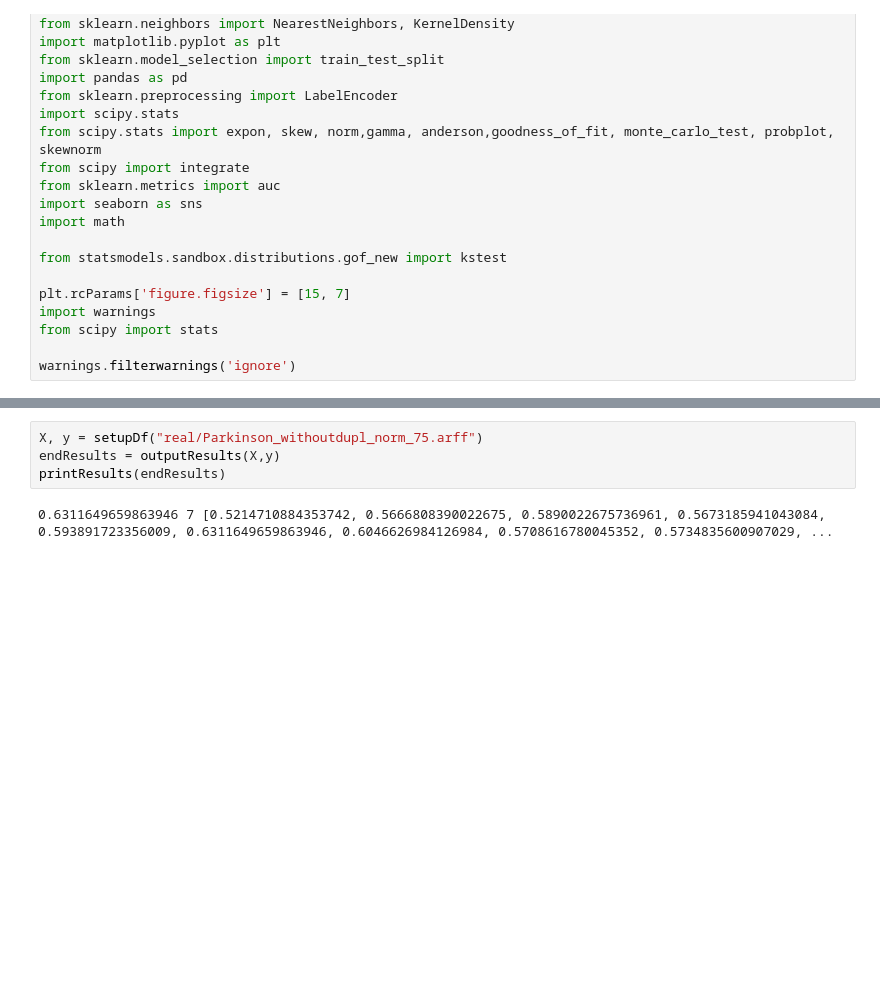
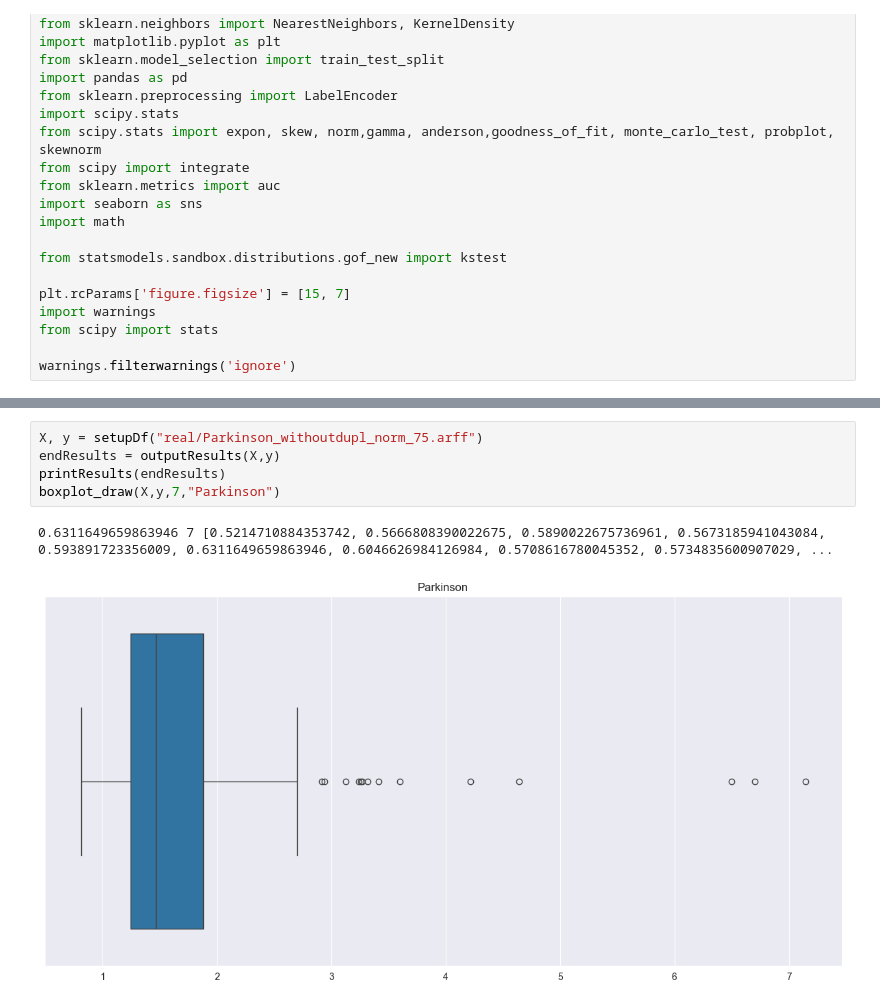
Before and after one commit to hodge-py/Outlier-Detection, a Jupyter notebook: Box_Plot_Analysis.ipynb, the cells around one changed output, grey strips where cells are left out. Saved outputs shown, nothing was run; the diff lists cells and outputs as text; blank space fills up the shorter version.

```diff
--- a/Box_Plot_Analysis.ipynb
+++ b/Box_Plot_Analysis.ipynb
@@ -144,9 +145,11 @@ boxplot_draw(X,y,20)
 # %%
 X, y = setupDf("real/Parkinson_withoutdupl_norm_75.arff")
 endResults = outputResults(X,y)
 printResults(endResults)
+boxplot_draw(X,y,7,"Parkinson")
 # %% [output]
 0.6311649659863946 7 [0.5214710884353742, 0.5666808390022675, 0.5890022675736961, 0.5673185941043084, 0.593891723356009, 0.6311649659863946, 0.6046626984126984, 0.5708616780045352, 0.5734835600907029, ...
+[figure, added]
 # %%
 X, y = setupDf("real/Shuttle_withoutdupl_norm_v10.arff")
 endResults = outputResults(X,y)
```
Also changed, not shown: parts of 12 cells of this notebook, 1 other file.
